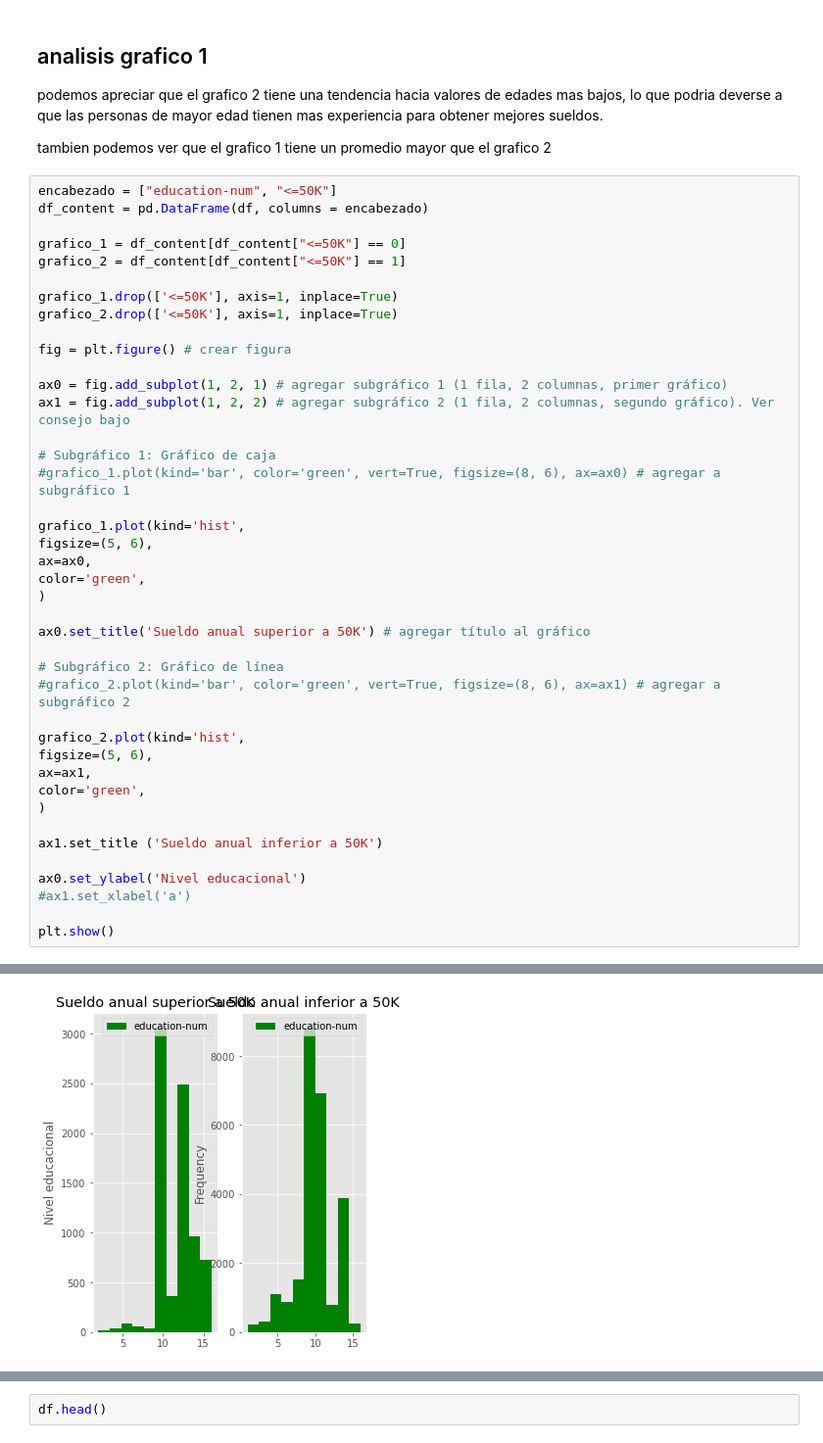
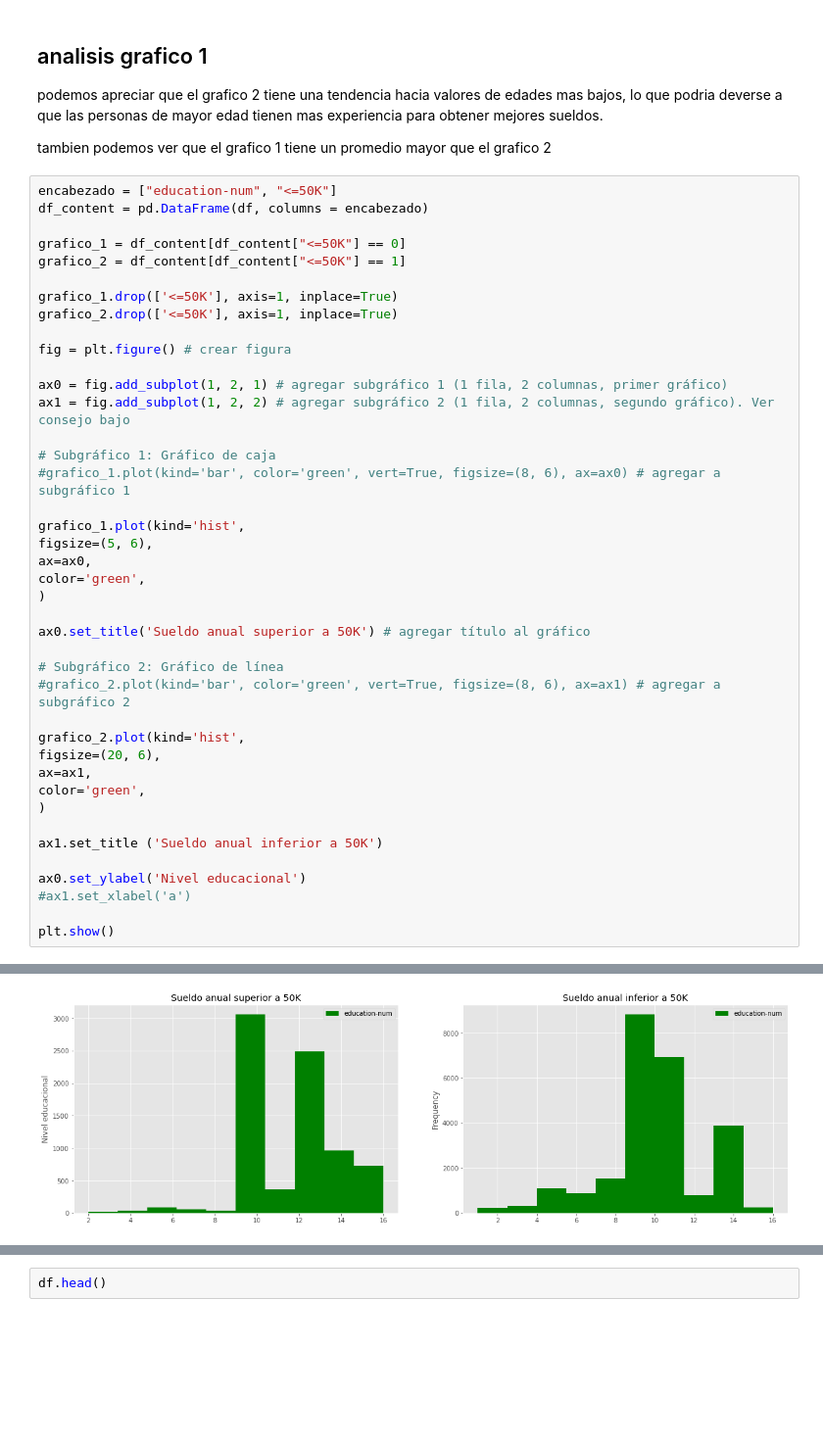
Before and after one commit to KenderWebos/python-data-science, a Jupyter notebook: tarea_3/Main/visualizacion.ipynb, the cells around one changed output, grey strips where cells are left out. Shown at 98% size. Saved outputs shown, nothing was run; the diff lists cells and outputs as text; blank space fills up the shorter version.

```diff
--- a/tarea_3/Main/visualizacion.ipynb
+++ b/tarea_3/Main/visualizacion.ipynb
@@ -150,32 +150,32 @@ grafico_1.plot(kind='hist',
 figsize=(5, 6),
 ax=ax0,
 color='green',
 )
 
 ax0.set_title('Sueldo anual superior a 50K') # agregar título al gráfico
 
 # Subgráfico 2: Gráfico de línea
 #grafico_2.plot(kind='bar', color='green', vert=True, figsize=(8, 6), ax=ax1) # agregar a subgráfico 2
 
 grafico_2.plot(kind='hist',
-figsize=(5, 6),
+figsize=(20, 6),
 ax=ax1,
 color='green',
 )
 
 ax1.set_title ('Sueldo anual inferior a 50K')
 
 ax0.set_ylabel('Nivel educacional')
 #ax1.set_xlabel('a')
 
 plt.show()
 # %% [output]
 A value is trying to be set on a copy of a slice from a DataFrame
 
 See the caveats in the documentation: https://pandas.pydata.org/pandas-docs/stable/user_guide/indexing.html#returning-a-view-versus-a-copy
   grafico_1.drop(['<=50K'], axis=1, inplace=True)
 A value is trying to be set on a copy of a slice from a DataFrame
 
 See the caveats in the documentation: https://pandas.pydata.org/pandas-docs/stable/user_guide/indexing.html#returning-a-view-versus-a-copy
   grafico_2.drop(['<=50K'], axis=1, inplace=True)
-[figure, old version]
+[figure, new version]
```
Also changed, not shown: parts of 9 cells of this notebook.
